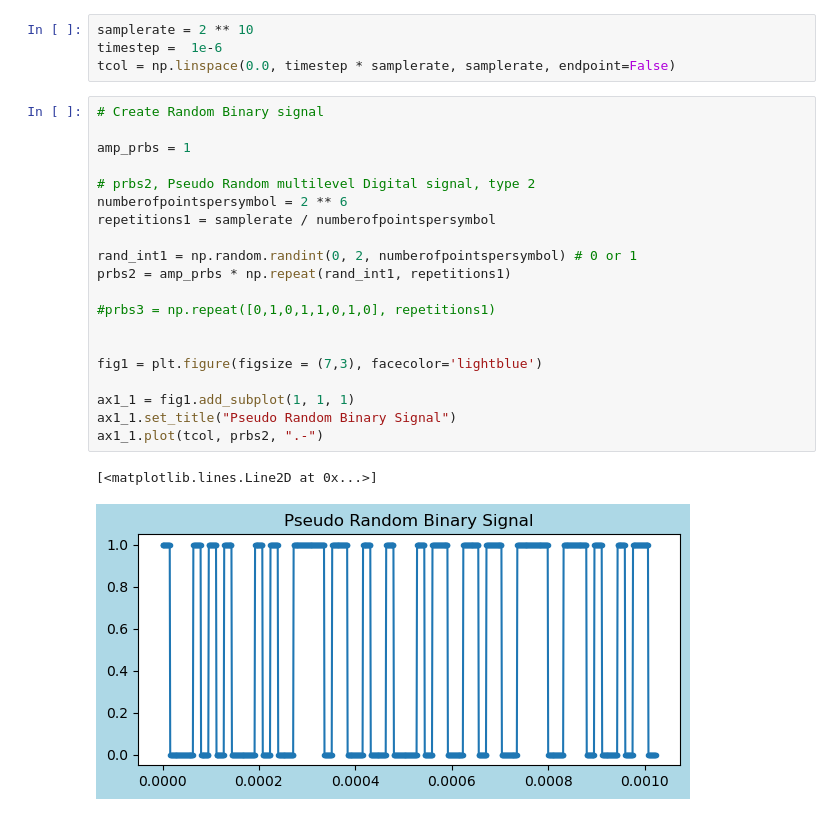
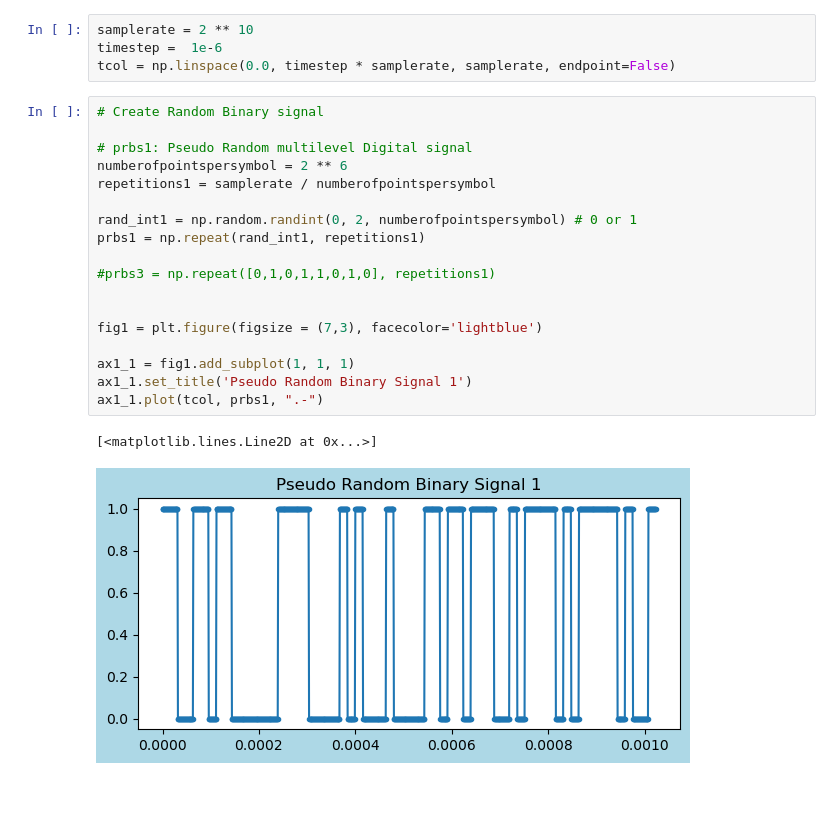
Before and after one commit to tacticstactics/Random_signal_generator, a Jupyter notebook: binary-1.ipynb, the cells around one changed output. Saved outputs shown, nothing was run; the diff lists cells and outputs as text.

```diff
--- a/binary-1.ipynb
+++ b/binary-1.ipynb
@@ -8,26 +8,24 @@ tcol = np.linspace(0.0, timestep * samplerate, samplerate, endpoint=False)
 # %%
 # Create Random Binary signal
 
-amp_prbs = 1
-
-# prbs2, Pseudo Random multilevel Digital signal, type 2
+# prbs1: Pseudo Random multilevel Digital signal
 numberofpointspersymbol = 2 ** 6
 repetitions1 = samplerate / numberofpointspersymbol
 
 rand_int1 = np.random.randint(0, 2, numberofpointspersymbol) # 0 or 1
-prbs2 = amp_prbs * np.repeat(rand_int1, repetitions1)
+prbs1 = np.repeat(rand_int1, repetitions1)
 
 #prbs3 = np.repeat([0,1,0,1,1,0,1,0], repetitions1)
 
 
 fig1 = plt.figure(figsize = (7,3), facecolor='lightblue')
 
 ax1_1 = fig1.add_subplot(1, 1, 1)
-ax1_1.set_title("Pseudo Random Binary Signal")
-ax1_1.plot(tcol, prbs2, ".-")
+ax1_1.set_title('Pseudo Random Binary Signal 1')
+ax1_1.plot(tcol, prbs1, ".-")
 # %% [output]
 [<matplotlib.lines.Line2D at 0x...>]
-[figure, old version]
+[figure, new version]
 # %%
 a1_range = [0, 1] # amplitude range
 a1 = np.random.rand(samplerate) * (a1_range[1]-a1_range[0]) + a1_range[0]
```
Also changed, not shown: parts of 2 cells of this notebook.
